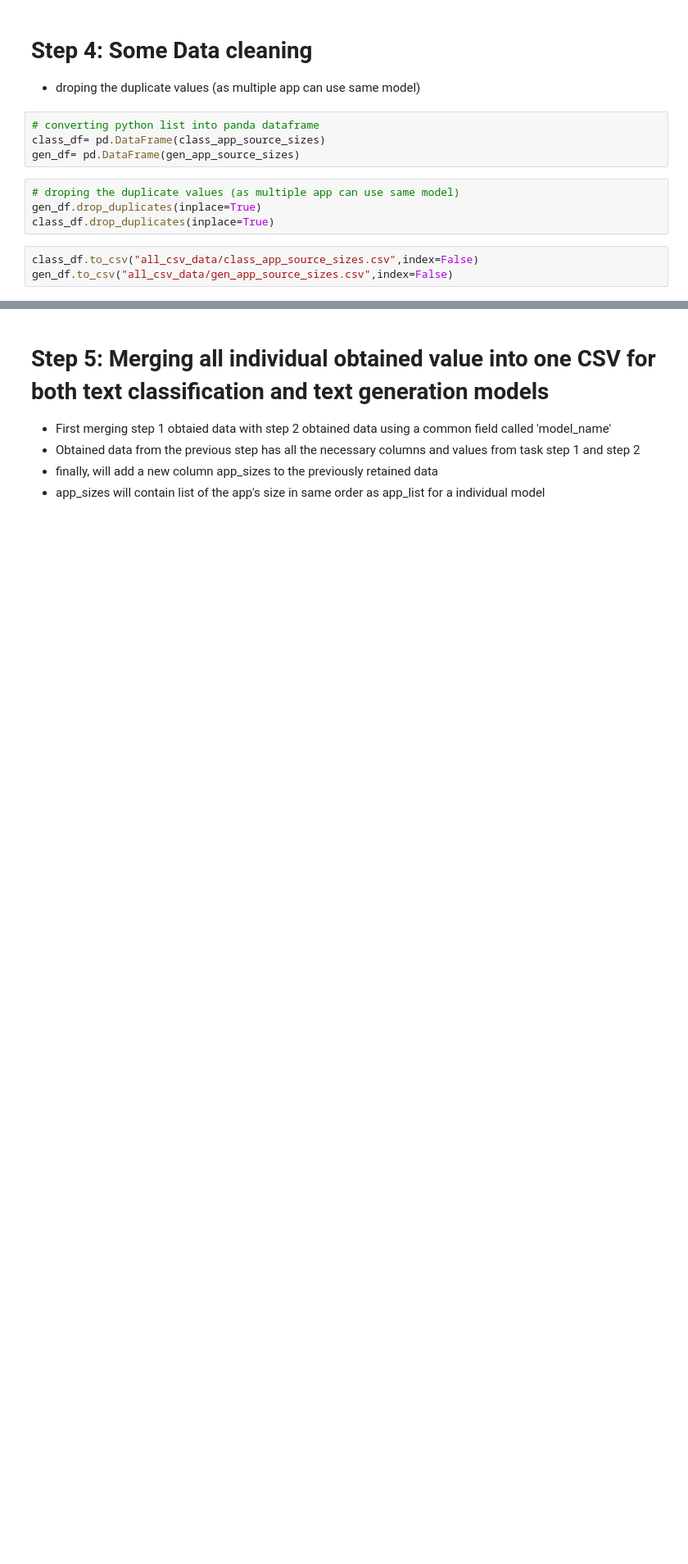
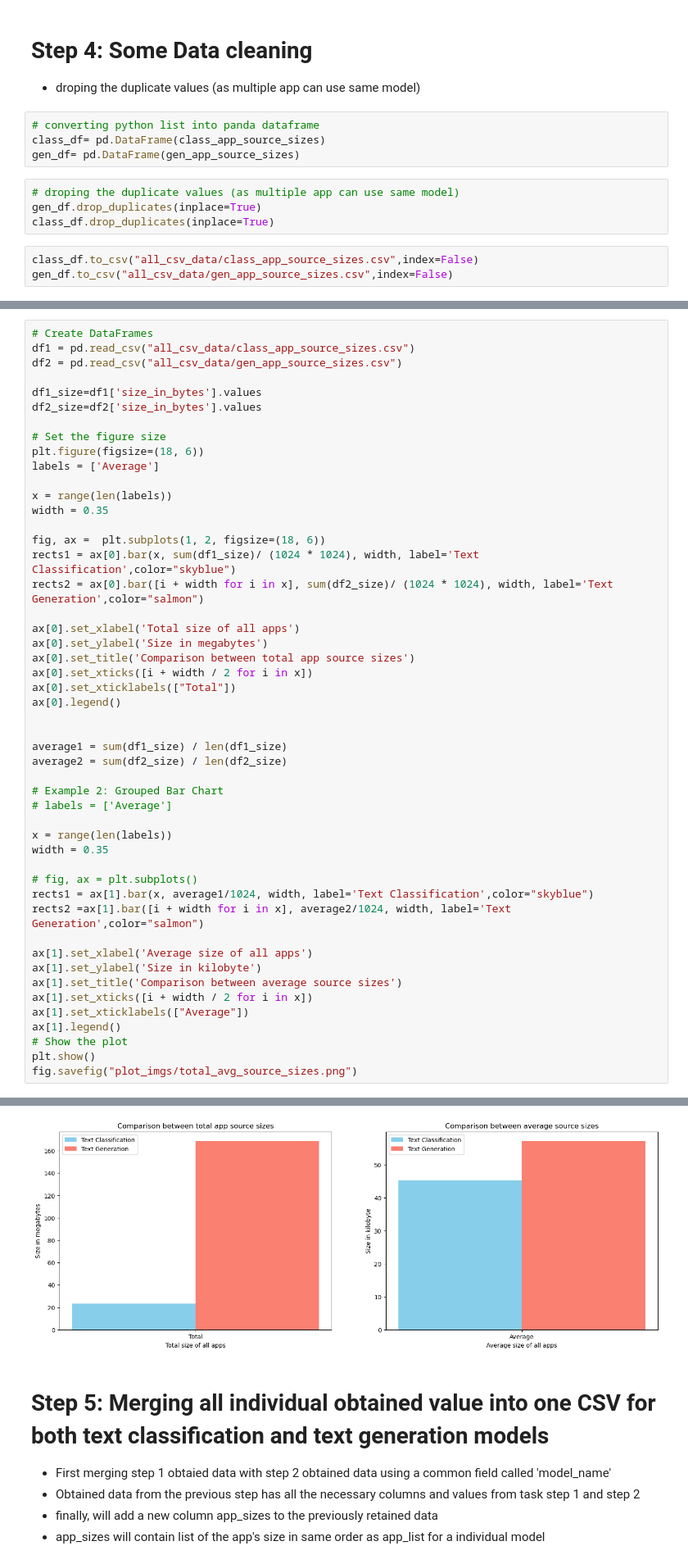
Before and after one commit to Zahin52/classifier_vs_generator, a Jupyter notebook: classifier vs generator.ipynb, the cells around one changed output, grey strips where cells are left out. Shown at 82% size. Drawn from its saved outputs; the diff is of its cells as text; blank space fills up the shorter version.

```diff
--- a/classifier vs generator.ipynb
+++ b/classifier vs generator.ipynb
@@ -328,0 +270,50 @@ gen_df.to_csv("all_csv_data/gen_app_source_sizes.csv",index=False)
+# %%
+# Create DataFrames
+df1 = pd.read_csv("all_csv_data/class_app_source_sizes.csv")
+df2 = pd.read_csv("all_csv_data/gen_app_source_sizes.csv")
+
+df1_size=df1['size_in_bytes'].values
+df2_size=df2['size_in_bytes'].values
+
+# Set the figure size
+plt.figure(figsize=(18, 6))
+labels = ['Average']
+
+x = range(len(labels))
+width = 0.35
+
+fig, ax =  plt.subplots(1, 2, figsize=(18, 6))
+rects1 = ax[0].bar(x, sum(df1_size)/ (1024 * 1024), width, label='Text Classification',color="skyblue")
+rects2 = ax[0].bar([i + width for i in x], sum(df2_size)/ (1024 * 1024), width, label='Text Generation',color="salmon")
+
+ax[0].set_xlabel('Total size of all apps')
+ax[0].set_ylabel('Size in megabytes')
+ax[0].set_title('Comparison between total app source sizes')
+ax[0].set_xticks([i + width / 2 for i in x])
+ax[0].set_xticklabels(["Total"])
+ax[0].legend()
+
+
+average1 = sum(df1_size) / len(df1_size)
+average2 = sum(df2_size) / len(df2_size)
+
+# Example 2: Grouped Bar Chart
+# labels = ['Average']
+
+x = range(len(labels))
+width = 0.35
+
+# fig, ax = plt.subplots()
+rects1 = ax[1].bar(x, average1/1024, width, label='Text Classification',color="skyblue")
+rects2 =ax[1].bar([i + width for i in x], average2/1024, width, label='Text Generation',color="salmon")
+
+ax[1].set_xlabel('Average size of all apps')
+ax[1].set_ylabel('Size in kilobyte')
+ax[1].set_title('Comparison between average source sizes')
+ax[1].set_xticks([i + width / 2 for i in x])
+ax[1].set_xticklabels(["Average"])
+ax[1].legend()
+# Show the plot
+plt.show()
+fig.savefig("plot_imgs/total_avg_source_sizes.png")
+# %% [output]
@@ -329,3 +321,4 @@ gen_df.to_csv("all_csv_data/gen_app_source_sizes.csv",index=False)
+[figure, new version]
 # %% [markdown]
 # Step 5: Merging all individual obtained value into one CSV for both text classification and text generation models
 - First merging step 1 obtaied data with step 2 obtained data using a common field called 'model_name'
```
Also changed, not shown: parts of 26 cells of this notebook, 13 other files.
